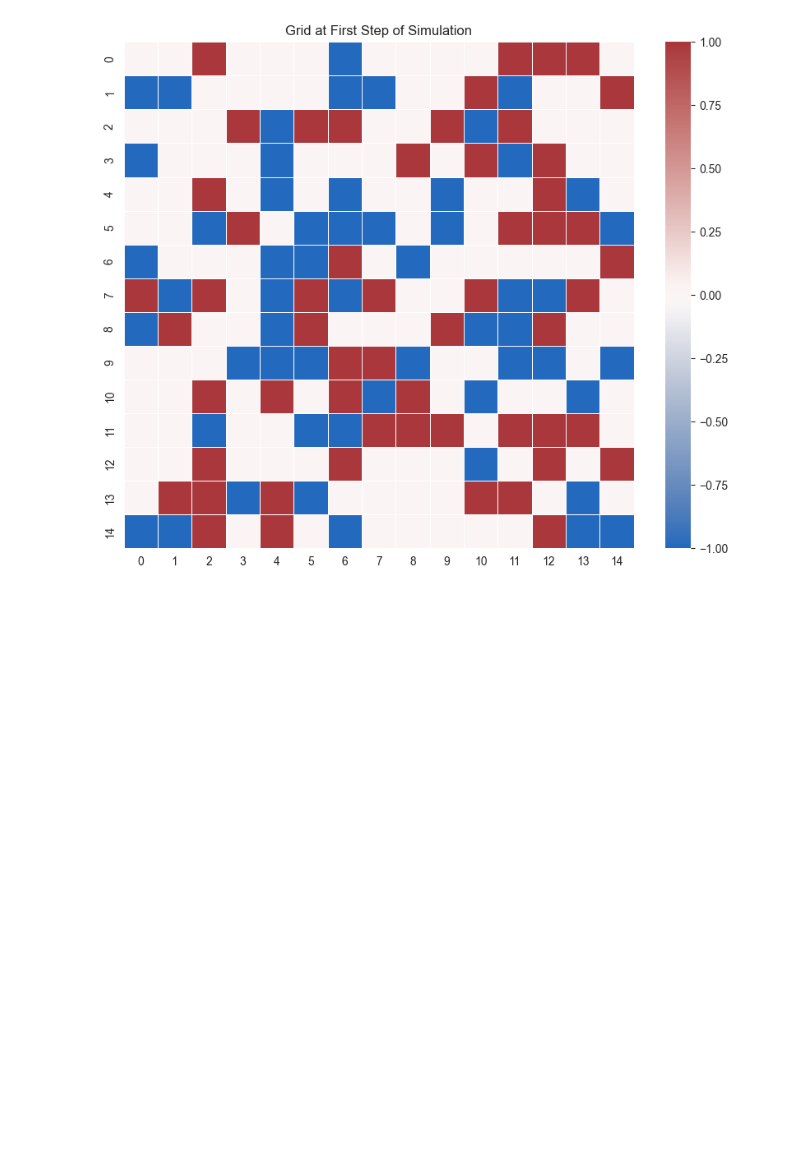
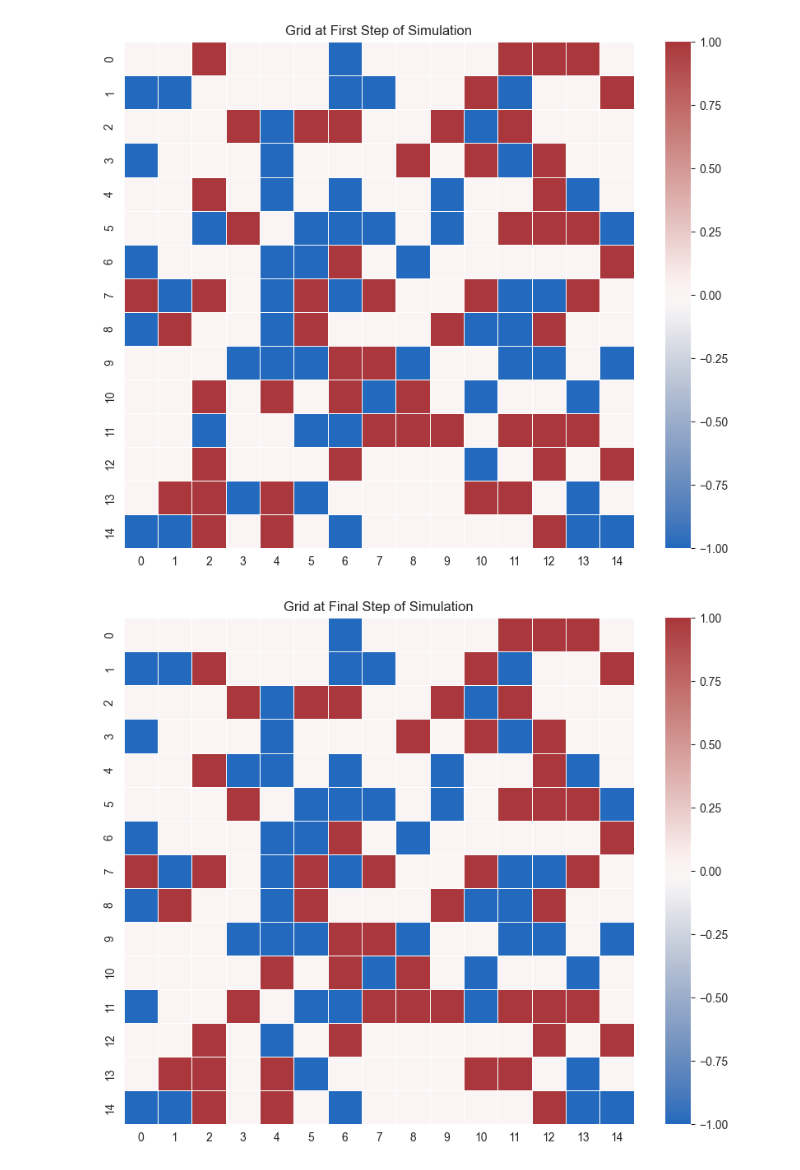
Before and after one commit to jacobbridges/nvx-simulations, a Jupyter notebook: notebooks/general/g01_schelling_segregation.ipynb, the cells around one changed output. Drawn from its saved outputs; the diff is of its cells as text; code cells hidden in the pictures; blank space fills up the shorter version.

```diff
--- a/notebooks/general/g01_schelling_segregation.ipynb
+++ b/notebooks/general/g01_schelling_segregation.ipynb
@@ -88,7 +88,7 @@ class SchellingSegregationModel(Model):
     """
     A simple model showcasing society segregation from mild individual preferences.
     """
-    def __init__(self, width=15, height=15, empty_grid_percent=0.5, seed=None):
+    def __init__(self, width=15, height=15, empty_grid_percent=0.5, seed=None, **kwargs):
         super().__init__(seed=seed)
 
         self.grid = MultiGrid(width, height, torus=False)
@@ -103,7 +103,7 @@ class SchellingSegregationModel(Model):
             agents.append(SegregatedAgent(
                 self,
                 Group.red if i % 2 == 0 else Group.blue,
-                tolerance_threshold=0.5,
+                tolerance_threshold=kwargs.get("agent_tolerance_threshold", 0.5),
             ))
 
         for agent in agents:
@@ -132,13 +132,14 @@ class SchellingSegregationModel(Model):
         self.agents.shuffle_do("step")
         self.datacollector.collect(self)
 # %%
-NUM_STEPS = 50
+NUM_STEPS = 20
 GRID_WIDTH = 15
 GRID_HEIGHT = 15
 PERCENT_EMPTY_GRID = 0.5
+AGENT_TOLERANCE_THRESHOLD = 0.1
 SEED = 1252
 
-model = SchellingSegregationModel(GRID_WIDTH, GRID_HEIGHT, PERCENT_EMPTY_GRID, SEED)
+model = SchellingSegregationModel(GRID_WIDTH, GRID_HEIGHT, PERCENT_EMPTY_GRID, SEED, agent_tolerance_threshold=AGENT_TOLERANCE_THRESHOLD)
 for i in range(NUM_STEPS):
     model.step()
 
@@ -153,6 +154,15 @@ plt.show()
 plt.close()
 # %% [output]
 [figure]
+# %%
+grid_state_data = model_data.iloc[NUM_STEPS]["grid_state"]
+plt.figure(figsize=(10, 8))
+ax = sns.heatmap(grid_state_data, cmap=sns.color_palette("vlag", as_cmap=True), linewidths=.5)
+ax.set_title(f"Grid at Final Step of Simulation")
+plt.show()
+plt.close()
+# %% [output]
+[figure, added]
 # %%
 if True:
     import io, imageio
```
Also changed, not shown: parts of 1 cell of this notebook.
